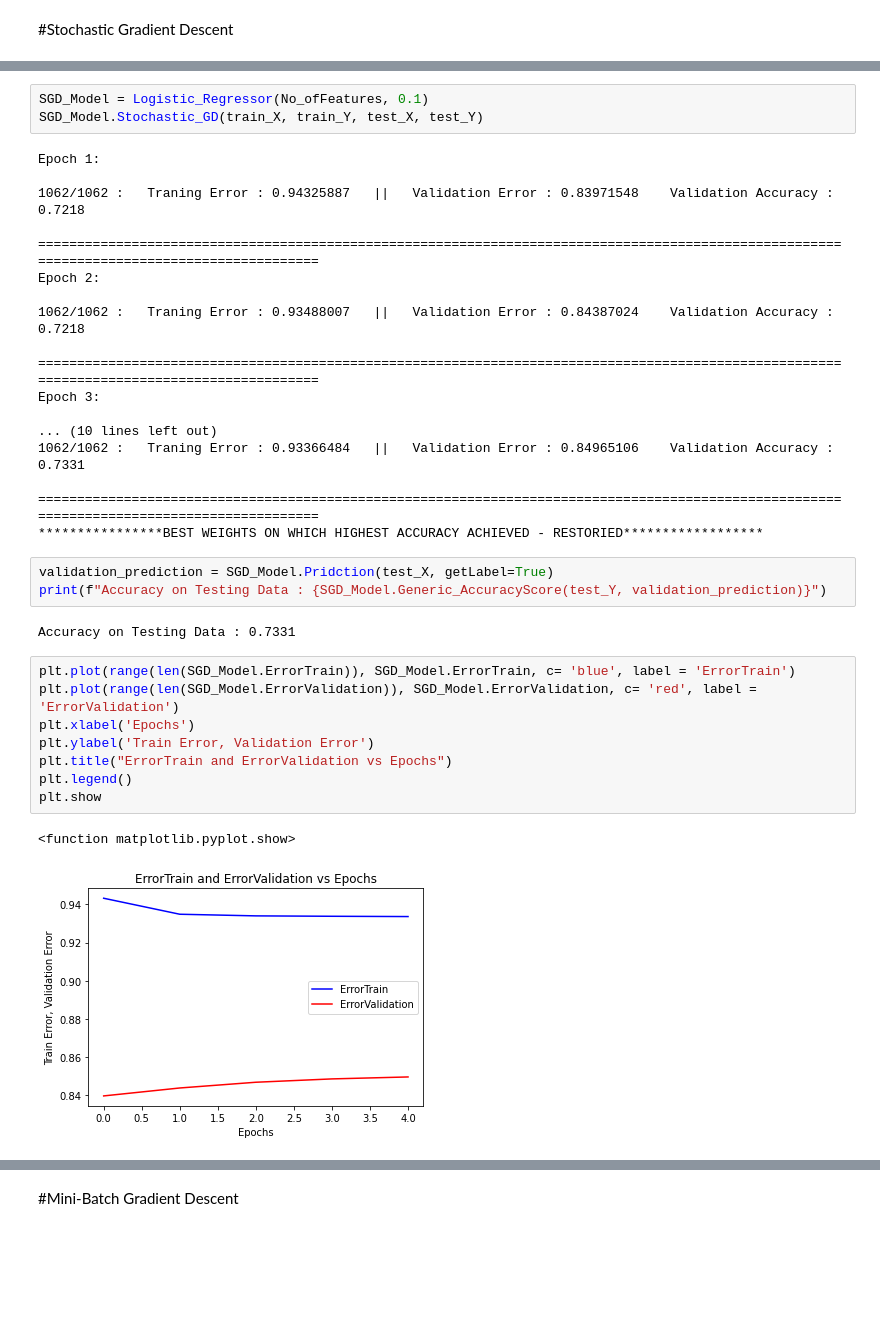
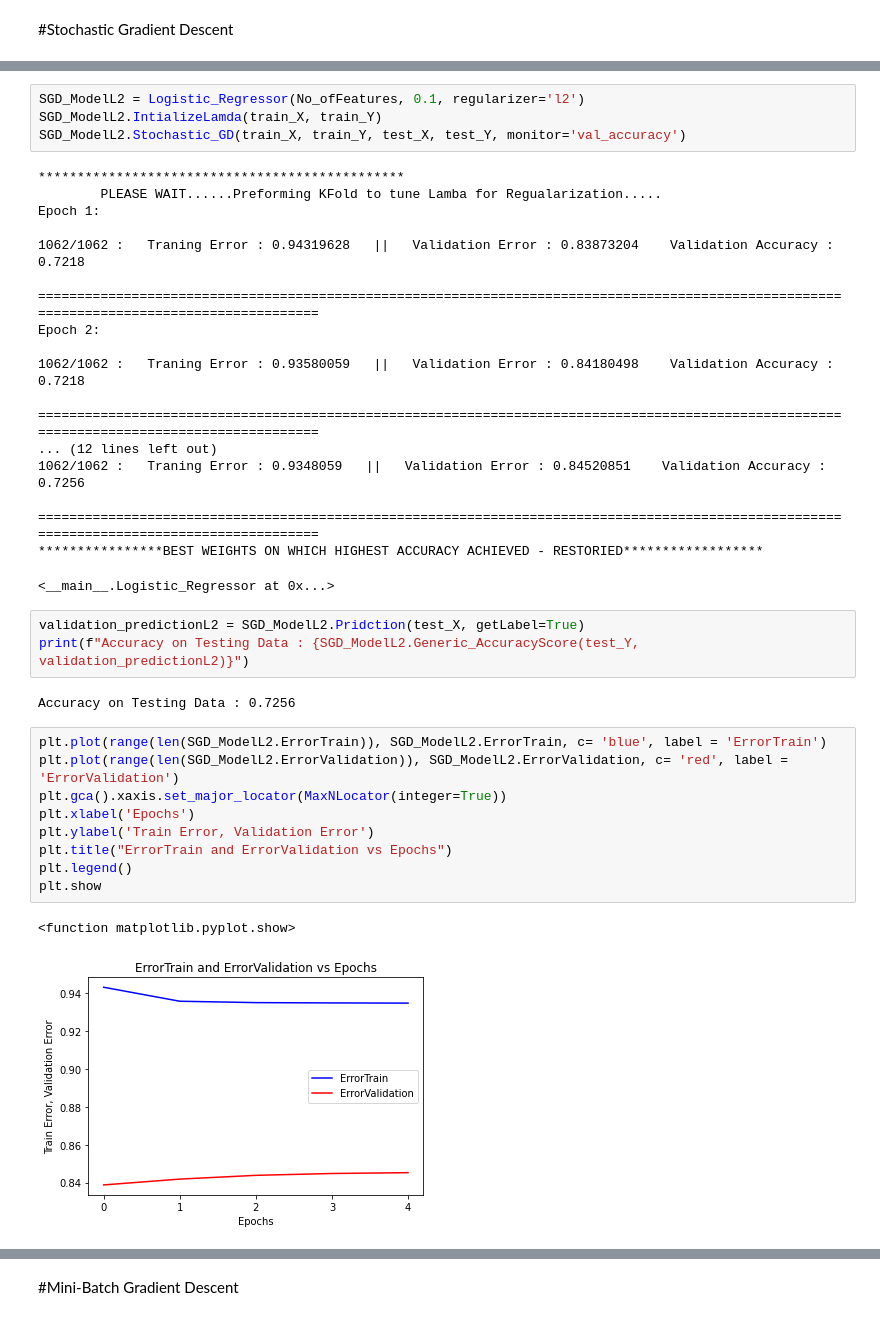
Before and after one commit to BukuBukuChagma/Logistic-Regressor-With-All-Three-Batch-Stochastic-and-Mini-Batch-Gradient-Descent, a Jupyter notebook: main.ipynb, the cells around one changed output, grey strips where cells are left out. Saved outputs shown, nothing was run; the diff lists cells and outputs as text; blank space fills up the shorter version.

```diff
--- a/main.ipynb
+++ b/main.ipynb
@@ -341,38 +588,41 @@ Accuracy :  0.7180451127819549
 # %%
-SGD_Model = Logistic_Regressor(No_ofFeatures, 0.1)
-SGD_Model.Stochastic_GD(train_X, train_Y, test_X, test_Y)
+SGD_ModelL2 = Logistic_Regressor(No_ofFeatures, 0.1, regularizer='l2')
+SGD_ModelL2.IntializeLamda(train_X, train_Y)
+SGD_ModelL2.Stochastic_GD(train_X, train_Y, test_X, test_Y, monitor='val_accuracy')
 # %% [output]
+***********************************************
+        PLEASE WAIT......Preforming KFold to tune Lamba for Regualarization.....
 Epoch 1:
 
-1062/1062 :   Traning Error : 0.94325887   ||   Validation Error : 0.83971548    Validation Accuracy : 0.7218
+1062/1062 :   Traning Error : 0.94319628   ||   Validation Error : 0.83873204    Validation Accuracy : 0.7218
 
 ===========================================================================================================================================
 Epoch 2:
 
-1062/1062 :   Traning Error : 0.93488007   ||   Validation Error : 0.84387024    Validation Accuracy : 0.7218
+1062/1062 :   Traning Error : 0.93580059   ||   Validation Error : 0.84180498    Validation Accuracy : 0.7218
 
 ===========================================================================================================================================
-Epoch 3:
-
-... (10 lines left out)
-1062/1062 :   Traning Error : 0.93366484   ||   Validation Error : 0.84965106    Validation Accuracy : 0.7331
+... (12 lines left out)
+1062/1062 :   Traning Error : 0.9348059   ||   Validation Error : 0.84520851    Validation Accuracy : 0.7256
 
 ===========================================================================================================================================
 ****************BEST WEIGHTS ON WHICH HIGHEST ACCURACY ACHIEVED - RESTORIED******************
+<__main__.Logistic_Regressor at 0x...>
 # %%
-validation_prediction = SGD_Model.Pridction(test_X, getLabel=True)
-print(f"Accuracy on Testing Data : {SGD_Model.Generic_AccuracyScore(test_Y, validation_prediction)}")
+validation_predictionL2 = SGD_ModelL2.Pridction(test_X, getLabel=True)
+print(f"Accuracy on Testing Data : {SGD_ModelL2.Generic_AccuracyScore(test_Y, validation_predictionL2)}")
 # %% [output]
-Accuracy on Testing Data : 0.7331
+Accuracy on Testing Data : 0.7256
 # %%
-plt.plot(range(len(SGD_Model.ErrorTrain)), SGD_Model.ErrorTrain, c= 'blue', label = 'ErrorTrain')
-plt.plot(range(len(SGD_Model.ErrorValidation)), SGD_Model.ErrorValidation, c= 'red', label = 'ErrorValidation')
+plt.plot(range(len(SGD_ModelL2.ErrorTrain)), SGD_ModelL2.ErrorTrain, c= 'blue', label = 'ErrorTrain')
+plt.plot(range(len(SGD_ModelL2.ErrorValidation)), SGD_ModelL2.ErrorValidation, c= 'red', label = 'ErrorValidation')
+plt.gca().xaxis.set_major_locator(MaxNLocator(integer=True))
 plt.xlabel('Epochs')
 plt.ylabel('Train Error, Validation Error')
 plt.title("ErrorTrain and ErrorValidation vs Epochs")
 plt.legend()
 plt.show
 # %% [output]
 <function matplotlib.pyplot.show>
-[figure, old version]
+[figure, new version]
 # %%
```
Also changed, not shown: parts of 40 cells of this notebook.
